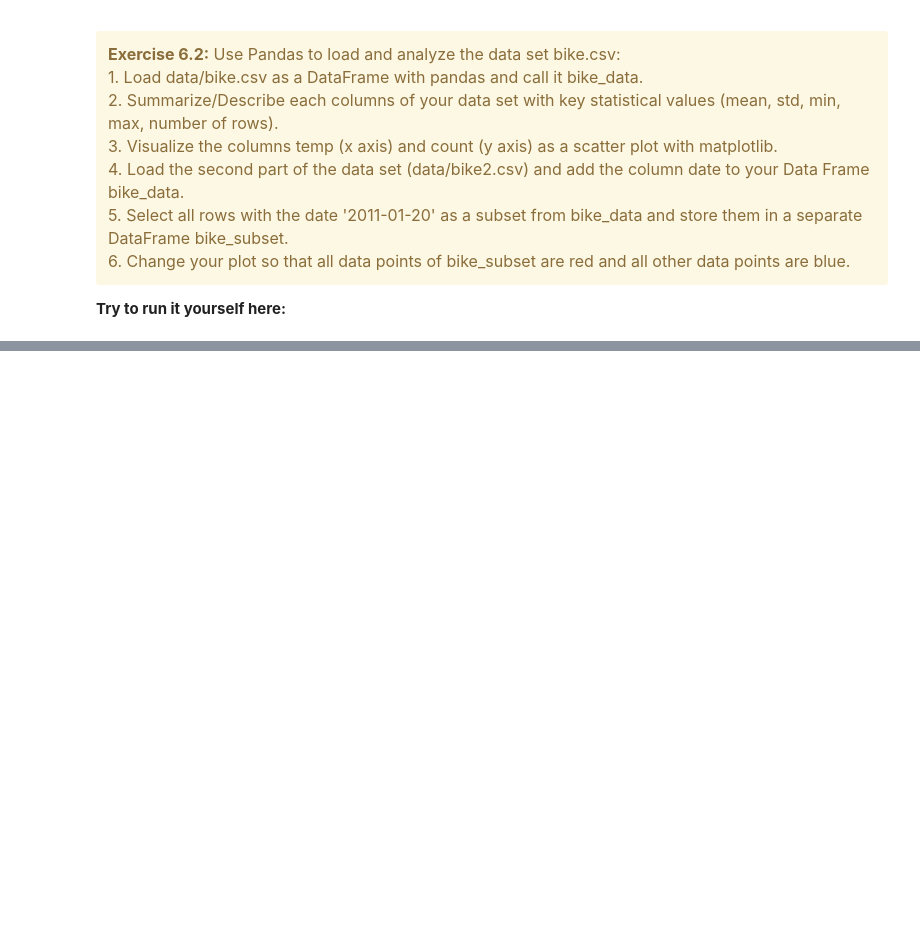
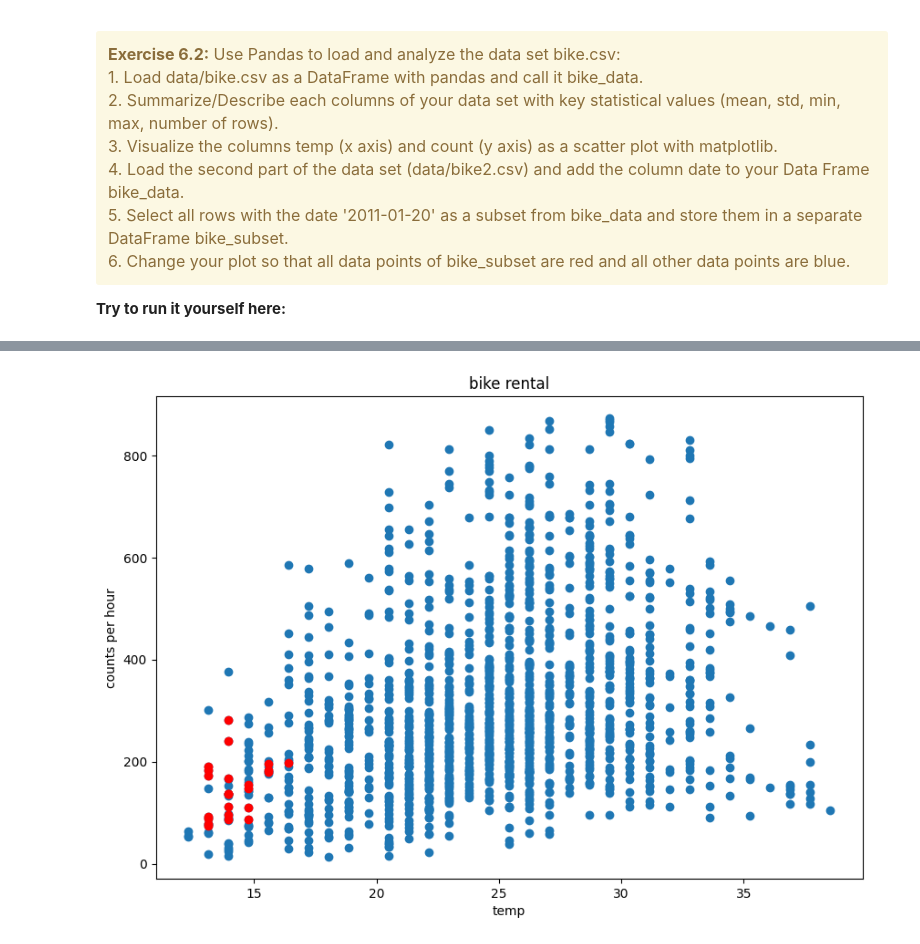
Before and after one commit to DataCompetency/PythonAdvanced, a Jupyter notebook: Session_3/Session3.ipynb, the cells around one changed output, grey strips where cells are left out. Cells and saved outputs as stored; diff of their text form; code cells hidden in the pictures; blank space fills up the shorter version.

```diff
--- a/Session_3/Session3.ipynb
+++ b/Session_3/Session3.ipynb
@@ -749,0 +831,12 @@ Use Pandas to load and analyze the data set bike.csv:<br>
+# %%
+# Load second part of the data set
+bike_data2 = pd.read_csv("data/bike2.csv")
+print(bike_data2.describe())
+
+# add date as a new column to bike data
+bike_data["date"] = bike_data2["date"]
+
+print(bike_data.describe())
+
+# choose the subset for all rows on day 2011-01-20
+bike_data_subset = bike_data[bike_data["date"] == "2011-01-20"]
@@ -749,0 +878,14 @@ Use Pandas to load and analyze the data set bike.csv:<br>
+# %%
+width = 10
+height = 7
+dpi = 100
+fig = plt.figure(figsize=(width, height), dpi=dpi)
+ax = fig.add_subplot()
+ax.scatter(bike_data["temp"], bike_data["count"])
+ax.scatter(bike_data_subset["temp"], bike_data_subset["count"], color="red")
+ax.set_title("bike rental")
+ax.set_xlabel("temp")
+ax.set_ylabel("counts per hour")
+plt.show()
+# %% [output]
+[figure, added]
```
Also changed, not shown: parts of 9 cells of this notebook, 2 other files.
